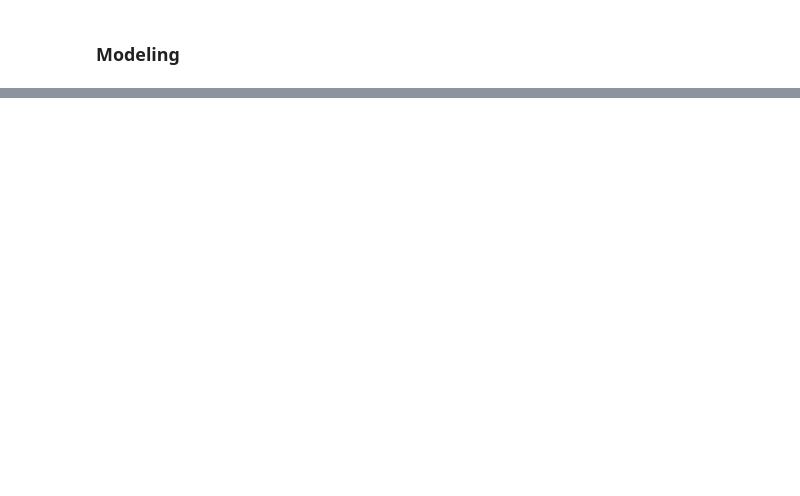
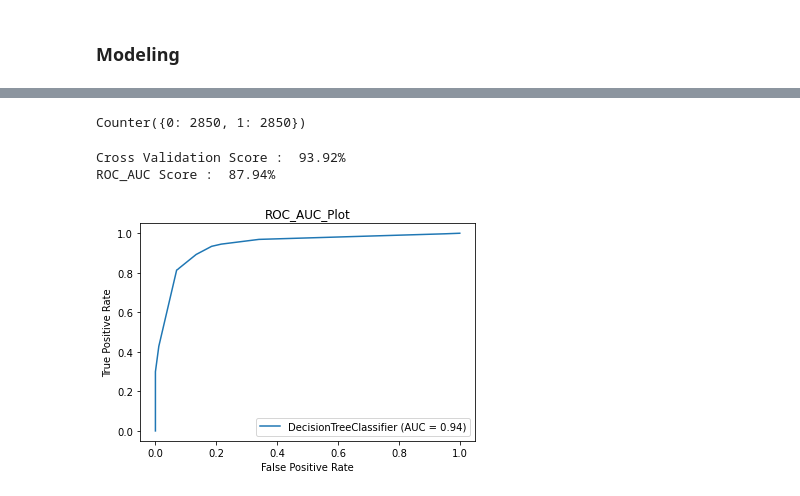
Before and after one commit to Dmoreir1/DSC-Flatiron-Project3, a Jupyter notebook: main-project-notebook.ipynb, the cells around one changed output, grey strips where cells are left out. Cells and saved outputs as stored; diff of their text form; code cells hidden in the pictures; blank space fills up the shorter version.

Commit message:
Added new models

```diff
--- a/main-project-notebook.ipynb
+++ b/main-project-notebook.ipynb
@@ -429,0 +337,50 @@ plt.show()
+# %%
+# Dealing imbalance data using SMOTE
+sm = SMOTE(sampling_strategy = 1)
+
+# Defining my target
+X = df_model.drop('churn', axis = 1)
+y = df_model['churn']
+
+# Fitting X and y variables to a SMOTE resample
+X, y = sm.fit_resample(X, y)
+Counter(y)
+# %% [output]
+Counter({0: 2850, 1: 2850})
+# %%
+# Splitting my data
+x_train, x_test, y_train, y_test = train_test_split(X, y, test_size = 0.25, random_state = 23)
+# %%
+def model(classifier,x_train,y_train,x_test,y_test):
+
+    classifier.fit(x_train,y_train)
+    prediction = classifier.predict(x_test)
+    cv = RepeatedStratifiedKFold(n_splits = 10,n_repeats = 3,random_state = 1)
+    print("Cross Validation Score : ",'{0:.2%}'.format(cross_val_score(classifier,x_train,y_train,cv = cv,scoring = 'roc_auc').mean()))
+    print("ROC_AUC Score : ",'{0:.2%}'.format(roc_auc_score(y_test,prediction)))
+    plot_roc_curve(classifier, x_test,y_test)
+    plt.title('ROC_AUC_Plot')
+    plt.show()
+
+def model_evaluation(classifier,x_test,y_test):
+
+    # Confusion Matrix
+    cm = confusion_matrix(y_test,classifier.predict(x_test))
+    names = ['True Neg','False Pos','False Neg','True Pos']
+    counts = [value for value in cm.flatten()]
+    percentages = ['{0:.2%}'.format(value) for value in cm.flatten()/np.sum(cm)]
+    labels = [f'{v1}\n{v2}\n{v3}' for v1, v2, v3 in zip(names,counts,percentages)]
+    labels = np.asarray(labels).reshape(2,2)
+    sns.heatmap(cm,annot = labels,cmap = 'Blues',fmt ='')
+
+    # Classification Report
+    print(classification_report(y_test,classifier.predict(x_test)))
+# %%
+# First Model Decision Tree
+classifier_dt = DecisionTreeClassifier(random_state = 1000, max_depth = 4, min_samples_leaf = 1)
+# %%
+model(classifier_dt, x_train, y_train, x_test, y_test)
+# %% [output]
+Cross Validation Score :  93.92%
+ROC_AUC Score :  87.94%
+[figure, added]
```
Also changed, not shown: parts of 30 cells of this notebook.
